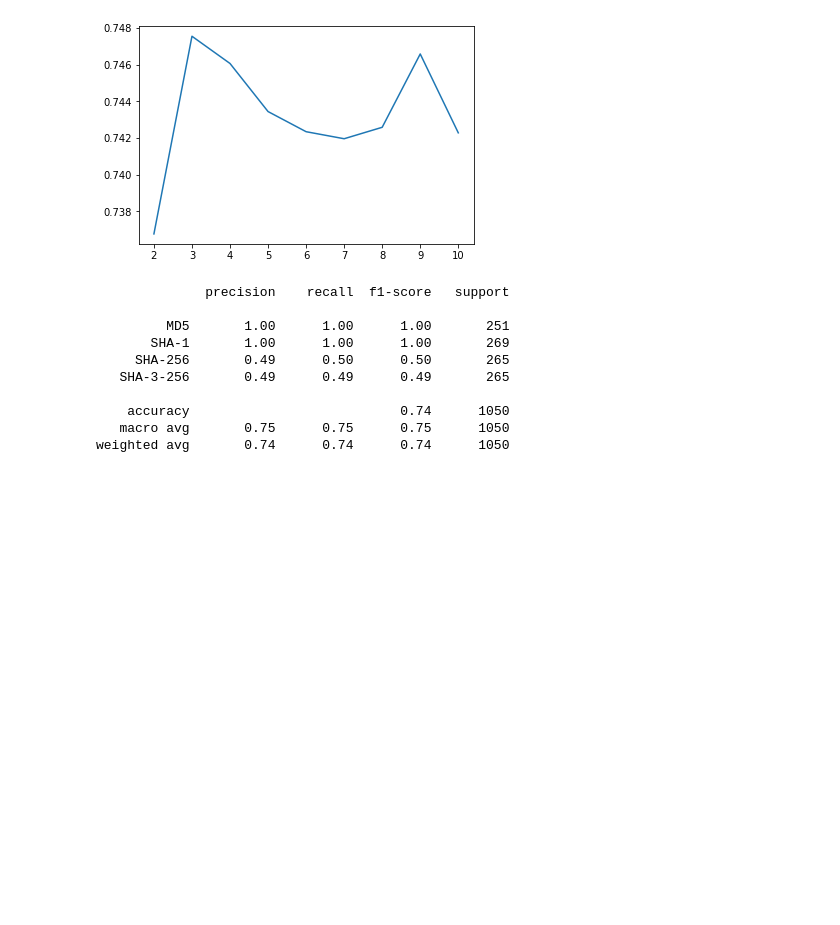
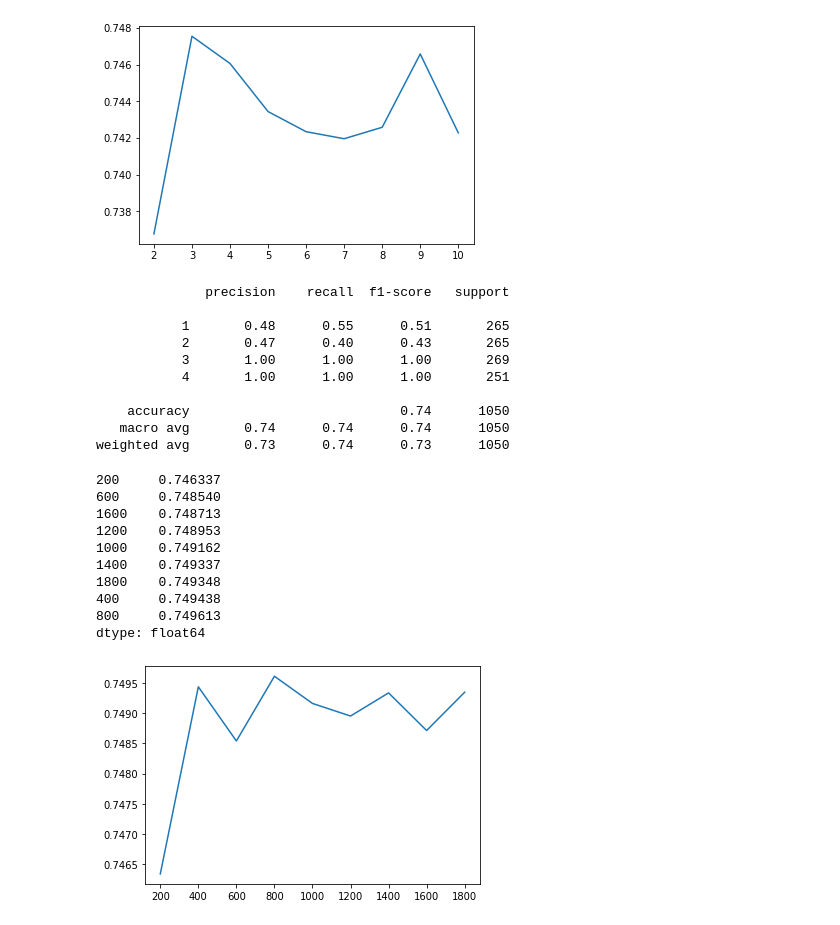
Before and after one commit to John-Blodgett/CSC466-Project, a Jupyter notebook: KNearestClassifier.ipynb, the cells around one changed output. Saved outputs shown, nothing was run; the diff lists cells and outputs as text; code cells hidden in the pictures; blank space fills up the shorter version.

Commit message:
Added random forest

```diff
--- a/KNearestClassifier.ipynb
+++ b/KNearestClassifier.ipynb
@@ -291,7 +247,7 @@ dtype: float64
 [figure]
 # %%
 
-classifier = DecisionTreeClassifier(max_depth=20, max_features=9)
+classifier = DecisionTreeClassifier(max_depth=25, max_features=9)
 classifier.fit(X_train, y_train)
 
 
@@ -300,11 +256,42 @@ print(classification_report(y_test, y_pred))
 # %% [output]
               precision    recall  f1-score   support
 
-         MD5       1.00      1.00      1.00       251
-       SHA-1       1.00      1.00      1.00       269
-     SHA-256       0.49      0.50      0.50       265
-   SHA-3-256       0.49      0.49      0.49       265
+           1       0.48      0.55      0.51       265
+           2       0.47      0.40      0.43       265
+           3       1.00      1.00      1.00       269
+           4       1.00      1.00      1.00       251
 
     accuracy                           0.74      1050
-   macro avg       0.75      0.75      0.75      1050
-weighted avg       0.74      0.74      0.74      1050
+   macro avg       0.74      0.74      0.74      1050
+weighted avg       0.73      0.74      0.73      1050
+# %%
+def get_cv_error_random_forest_estimators(k):
+  # define pipeline
+  pipeline = make_pipeline(
+      RandomForestClassifier(n_estimators=k)
+  )
+  # calculate errors from cBhaluezpz123@ross-validation
+  cv_errs = cross_val_score(pipeline, X=X_train,
+                             y=y_train,
+                             scoring='f1_macro', cv=10)
+  # calculate average of the cross-validation errors
+  return cv_errs.mean()
+# %%
+ks = pd.Series(range(200,2000, 200))
+ks.index = range(200,2000, 200)
+test_errs = ks.apply(get_cv_error_random_forest_estimators)
+
+test_errs.plot.line()
+test_errs.sort_values()
+# %% [output]
+200     0.746337
+600     0.748540
+1600    0.748713
+1200    0.748953
+1000    0.749162
+1400    0.749337
+1800    0.749348
+400     0.749438
+800     0.749613
+dtype: float64
+[figure, added]
```
Also changed, not shown: parts of 9 cells of this notebook.
